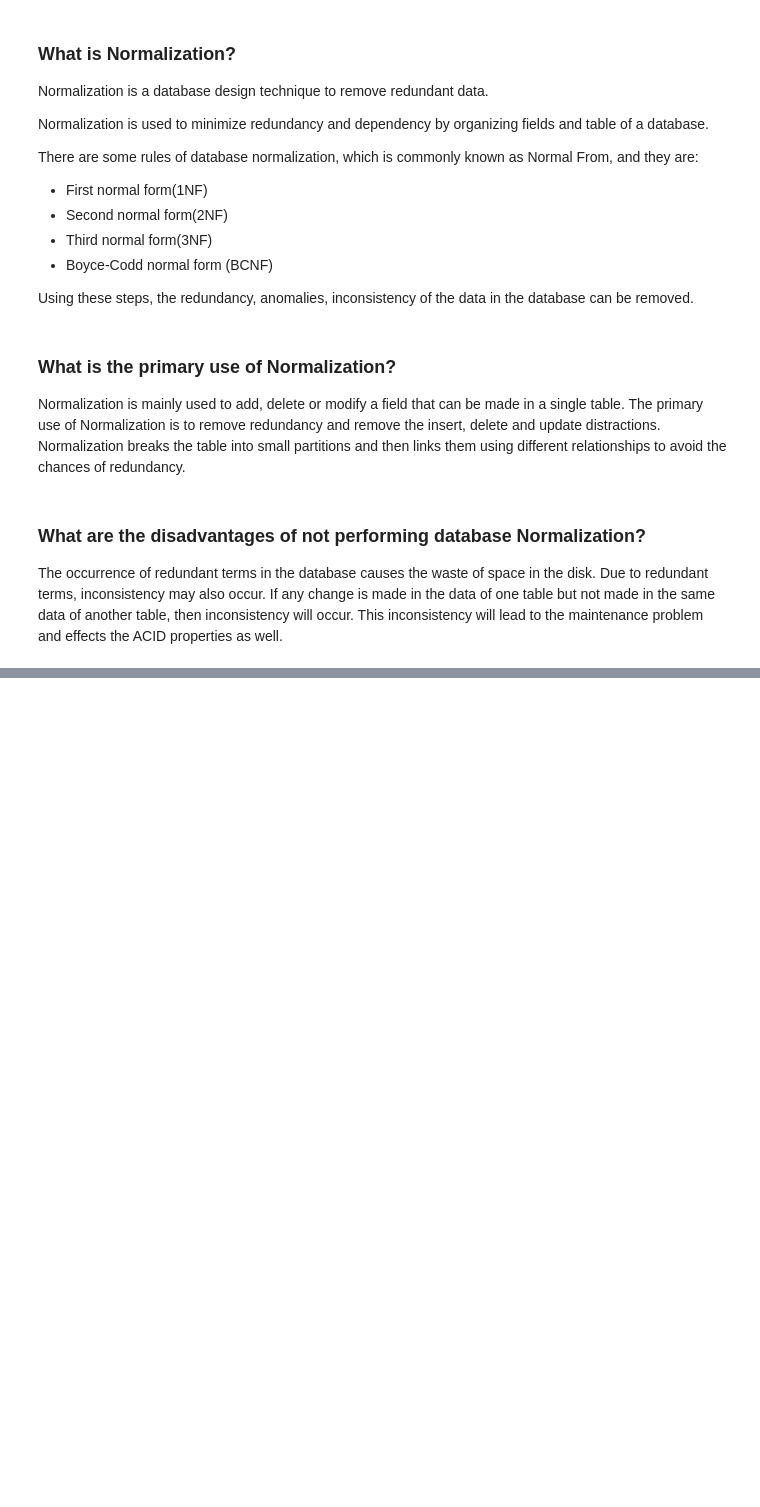
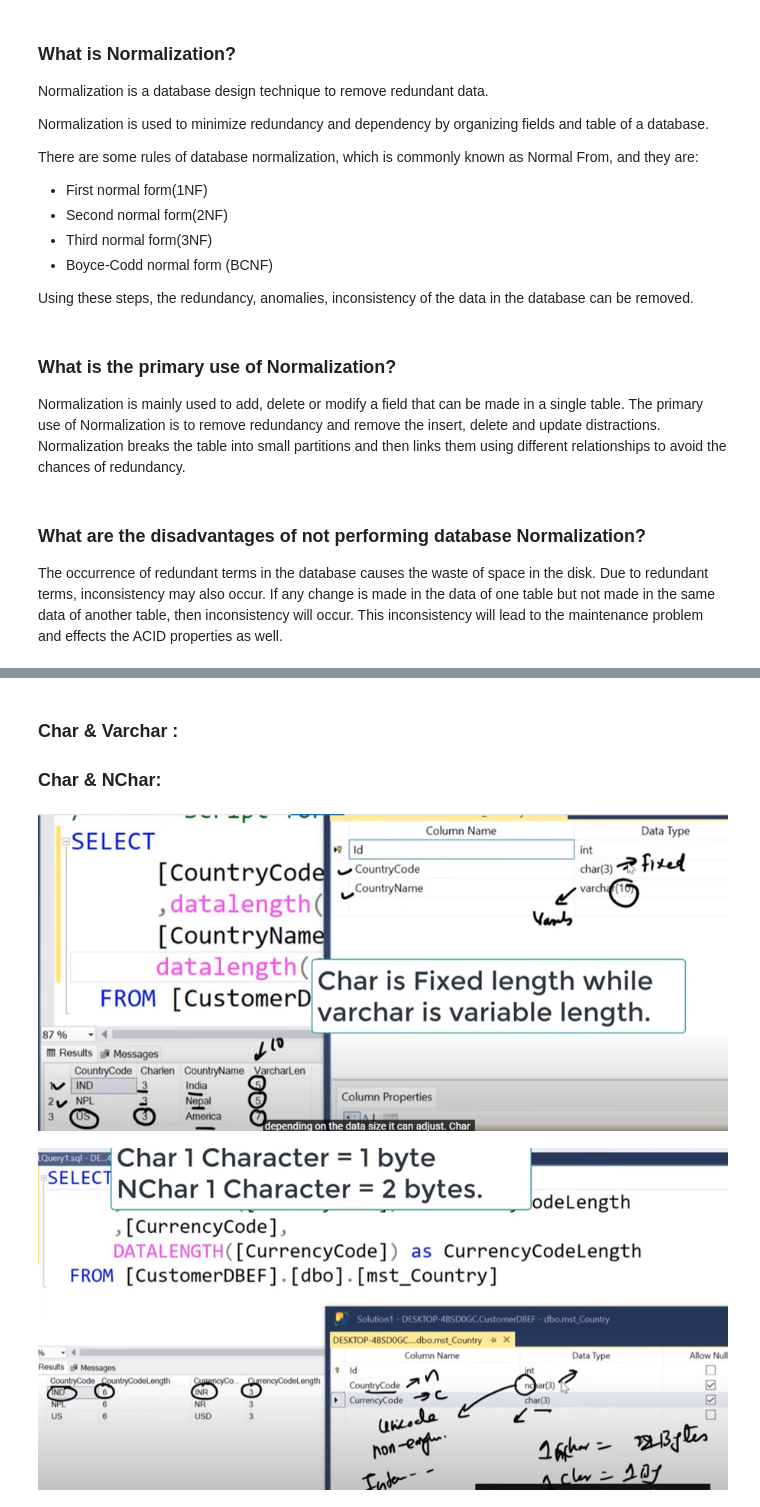
Before and after one commit to kishorthakre/pract, a Jupyter notebook: Notes/sql_nts.ipynb, the cells around one changed output, grey strips where cells are left out. Drawn from its saved outputs; the diff is of its cells as text; code cells hidden in the pictures; blank space fills up the shorter version.

```diff
--- a/Notes/sql_nts.ipynb
+++ b/Notes/sql_nts.ipynb
@@ -55,0 +98,9 @@ Image(filename='/Users/KISHOR/OneDrive/Documents/pract/Picture1.png')
+# %% [markdown]
+### Char & Varchar :
+### Char & NChar:
+# %%
+display(Image.open('cv.png'))
+display(Image.open('cn.png'))
+# %% [output]
+[figure, added]
+[figure, added]
```
Also changed, not shown: parts of 16 cells of this notebook.
